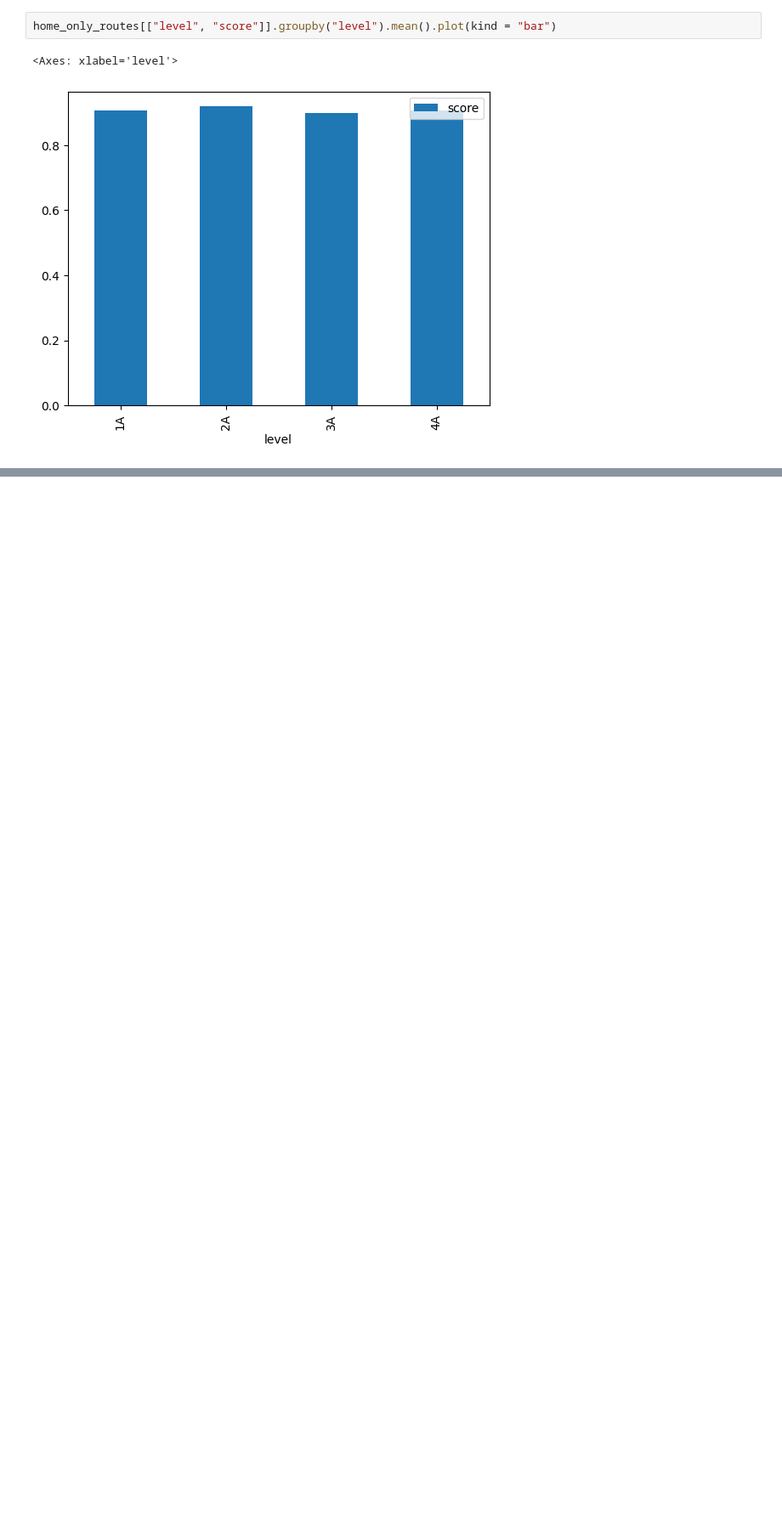
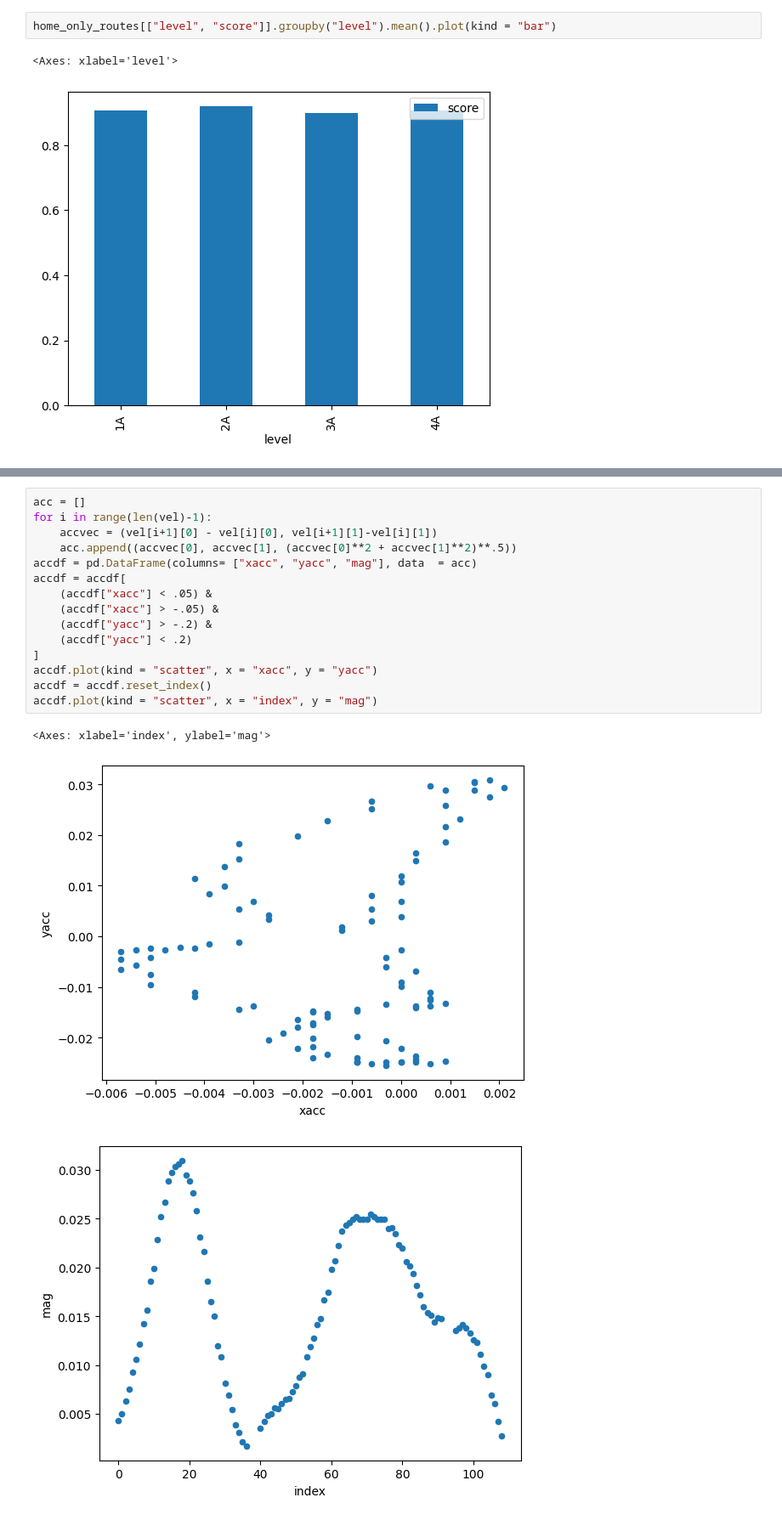
Before and after one commit to MattTokunaga/SMTDataChallenge2024, a Jupyter notebook: playground.ipynb, the cells around one changed output, grey strips where cells are left out. Shown at 85% size. Drawn from its saved outputs; the diff is of its cells as text; blank space fills up the shorter version.

```diff
--- a/playground.ipynb
+++ b/playground.ipynb
@@ -415,0 +495,19 @@ home_only_routes[["level", "score"]].groupby("level").mean().plot(kind = "bar")
+# %%
+acc = []
+for i in range(len(vel)-1):
+    accvec = (vel[i+1][0] - vel[i][0], vel[i+1][1]-vel[i][1])
+    acc.append((accvec[0], accvec[1], (accvec[0]**2 + accvec[1]**2)**.5))
+accdf = pd.DataFrame(columns= ["xacc", "yacc", "mag"], data  = acc)
+accdf = accdf[
+    (accdf["xacc"] < .05) &
+    (accdf["xacc"] > -.05) &
+    (accdf["yacc"] > -.2) &
+    (accdf["yacc"] < .2)
+]
+accdf.plot(kind = "scatter", x = "xacc", y = "yacc")
+accdf = accdf.reset_index()
+accdf.plot(kind = "scatter", x = "index", y = "mag")
+# %% [output]
+<Axes: xlabel='index', ylabel='mag'>
+[figure, added]
+[figure, added]
```
Also changed, not shown: parts of 11 cells of this notebook, 4 other files.
